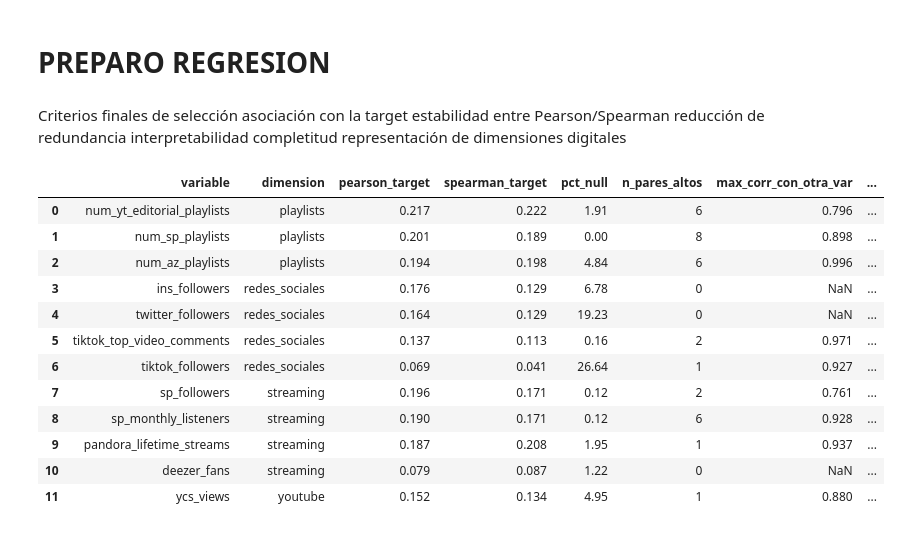
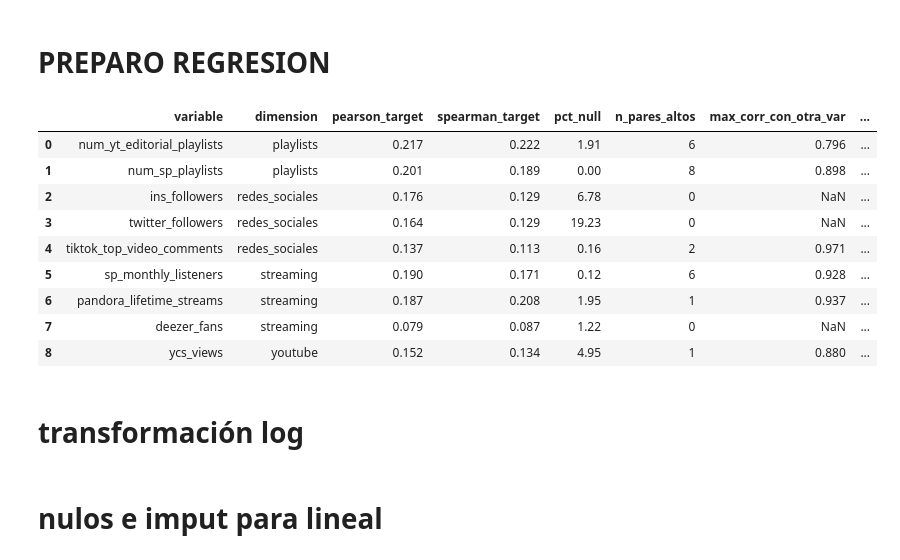
Before and after one commit to SilvanaBContreras/come_together_industria_de_la_musica, a Jupyter notebook: chartmetric_regresion_lineal.ipynb, the cells around one changed output. Drawn from its saved outputs; the diff is of its cells as text; code cells hidden in the pictures.

Commit message:
regresión lineal

```diff
--- a/chartmetric_regresion_lineal.ipynb
+++ b/chartmetric_regresion_lineal.ipynb
@@ -1233,13 +1273,5 @@ plt.show()
 # %% [markdown]
 # PREPARO REGRESION
-# %% [markdown]
-Criterios finales de selección
-asociación con la target
-estabilidad entre Pearson/Spearman
-reducción de redundancia
-interpretabilidad
-completitud
-representación de dimensiones digitales
 # %%
 # ============================================================
 # Consolidación final para avanzar a regresión lineal
@@ -1254,7 +1286,25 @@ import pandas as pd
 
 target = "n_shows_24_25"
 
-variables_regresion_final = variables_regresion_preliminar.copy()
+variables_regresion_final = [
+    "num_yt_editorial_playlists",
+    "num_sp_playlists",
+    "ins_followers",
+    "twitter_followers",
+    "tiktok_top_video_comments",
+    "sp_monthly_listeners",
+    "pandora_lifetime_streams",
+    "deezer_fans",
+    "ycs_views"
+]
+
+categoricas_regresion = [
+    "country_short",
+    "genre_short",
+    "pronoun_short",
+    "band",
+    "major_record_label"
+]
 
 # ------------------------------------------------------------
 # Control de leakage
@@ -1274,47 +1324,50 @@ if len(variables_live_predictoras) > 0:
 # Control de existencia de columnas
 # ------------------------------------------------------------
 
-columnas_necesarias = [target, "chartmetric_id"] + variables_regresion_final
+columnas_necesarias = (
+    [target, "chartmetric_id"]
+    + variables_regresion_final
+    + categoricas_regresion
+)
 
 columnas_faltantes = [
     col for col in columnas_necesarias
     if col not in df.columns
 ]
 
 if len(columnas_faltantes) > 0:
     raise ValueError(
         f"Columnas faltantes en df: {columnas_faltantes}"
     )
 
 # ------------------------------------------------------------
 # Tabla final de documentación de variables
 # ------------------------------------------------------------
 
 tabla_variables_regresion = (
     control_regresion_preliminar
     .copy()
     .loc[
         control_regresion_preliminar["variable"].isin(variables_regresion_final)
     ]
     .sort_values(["dimension", "pearson_target"], ascending=[True, False])
     .reset_index(drop=True)
 )
 
 tabla_variables_regresion["decision_modelado"] = "incluida_regresion_lineal_preliminar"
 
 display(tabla_variables_regresion)
 # %% [output]
 |  | variable | dimension | pearson_target | spearman_target | pct_null | n_pares_altos | max_corr_con_otra_var | ... |
 | 0 | num_yt_editorial_playlists | playlists | 0.217 | 0.222 | 1.91 | 6 | 0.796 | ... |
 | 1 | num_sp_playlists | playlists | 0.201 | 0.189 | 0.00 | 8 | 0.898 | ... |
-| 2 | num_az_playlists | playlists | 0.194 | 0.198 | 4.84 | 6 | 0.996 | ... |
-| 3 | ins_followers | redes_sociales | 0.176 | 0.129 | 6.78 | 0 | NaN | ... |
-| 4 | twitter_followers | redes_sociales | 0.164 | 0.129 | 19.23 | 0 | NaN | ... |
-| 5 | tiktok_top_video_comments | redes_sociales | 0.137 | 0.113 | 0.16 | 2 | 0.971 | ... |
-| 6 | tiktok_followers | redes_sociales | 0.069 | 0.041 | 26.64 | 1 | 0.927 | ... |
-| 7 | sp_followers | streaming | 0.196 | 0.171 | 0.12 | 2 | 0.761 | ... |
-| 8 | sp_monthly_listeners | streaming | 0.190 | 0.171 | 0.12 | 6 | 0.928 | ... |
-| 9 | pandora_lifetime_streams | streaming | 0.187 | 0.208 | 1.95 | 1 | 0.937 | ... |
-| 10 | deezer_fans | streaming | 0.079 | 0.087 | 1.22 | 0 | NaN | ... |
-| 11 | ycs_views | youtube | 0.152 | 0.134 | 4.95 | 1 | 0.880 | ... |
+| 2 | ins_followers | redes_sociales | 0.176 | 0.129 | 6.78 | 0 | NaN | ... |
+| 3 | twitter_followers | redes_sociales | 0.164 | 0.129 | 19.23 | 0 | NaN | ... |
+| 4 | tiktok_top_video_comments | redes_sociales | 0.137 | 0.113 | 0.16 | 2 | 0.971 | ... |
+| 5 | sp_monthly_listeners | streaming | 0.190 | 0.171 | 0.12 | 6 | 0.928 | ... |
+| 6 | pandora_lifetime_streams | streaming | 0.187 | 0.208 | 1.95 | 1 | 0.937 | ... |
+| 7 | deezer_fans | streaming | 0.079 | 0.087 | 1.22 | 0 | NaN | ... |
+| 8 | ycs_views | youtube | 0.152 | 0.134 | 4.95 | 1 | 0.880 | ... |
+# %% [markdown]
+# transformación log
 # %%
@@ -1377,0 +1405,2 @@ print("Dimensión de y:", y.shape)
+# %% [markdown]
+# nulos e imput para lineal
```
Also changed, not shown: parts of 32 cells of this notebook, 1 other file.
